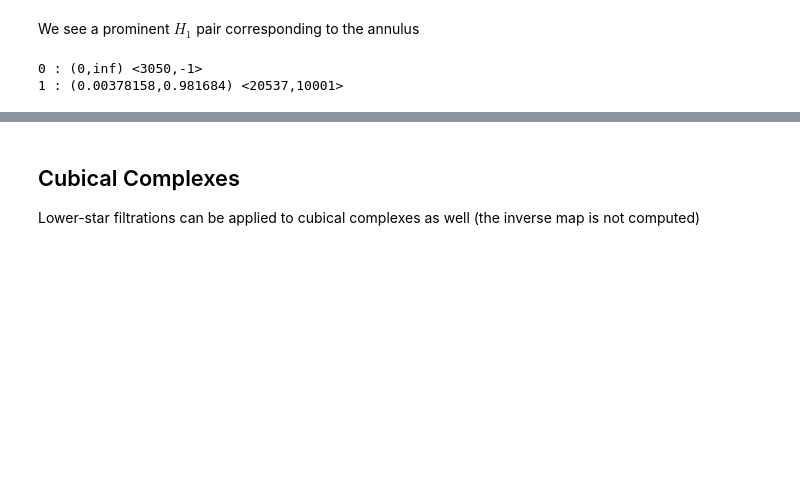
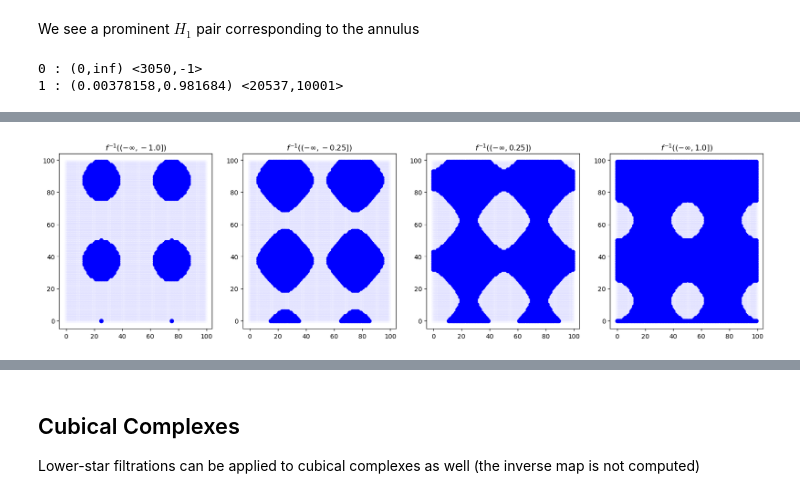
Before and after one commit to CompTop/BATS.py, a Jupyter notebook: docs/sphinx/tutorials/lower_star.ipynb, the cells around one changed output, grey strips where cells are left out. Drawn from its saved outputs; the diff is of its cells as text; code cells hidden in the pictures; blank space fills up the shorter version.

```diff
--- a/docs/sphinx/tutorials/lower_star.ipynb
+++ b/docs/sphinx/tutorials/lower_star.ipynb
@@ -60,7 +61,7 @@ plt.show(fig)
 To compute the lower-star filtration, we can use `bats.lower_star_filtration`, which returns the filtration value for each simplex as well as a map back to the largest value vertex in the simplex.
 # %%
 X = bats.Freudenthal(n, n)
-vals, imax = bats.lower_star_filtration(X, img.flatten()) # computes filtration parameter to
+vals, imap = bats.lower_star_filtration(X, img.flatten()) # computes filtration parameter to
 F = bats.Filtration(X, vals)
 # %% [markdown]
 We can visualize the filtration on vertices:
@@ -111,0 +131,17 @@ for p in ps:
+# %%
+vals, imap = bats.lower_star_filtration(X, img2.flatten()) # computes filtration parameter to
+F = bats.Filtration(X, vals)
+
+alphas = [-1.0, -0.25, 0.25, 1.0]
+fig, axs = plt.subplots(1, len(alphas), figsize = (5*len(alphas), 5))
+
+xx, yy = np.meshgrid(np.arange(n), np.arange(n))
+xx = xx.flatten()
+yy = yy.flatten()
+
+for ax, alpha in zip(axs, alphas):
+    show_sublevel(ax, F, alpha, xx, yy)
+
+plt.show(fig)
+# %% [output]
+[figure, added]
```
Also changed, not shown: parts of 11 cells of this notebook, 2 other files.
